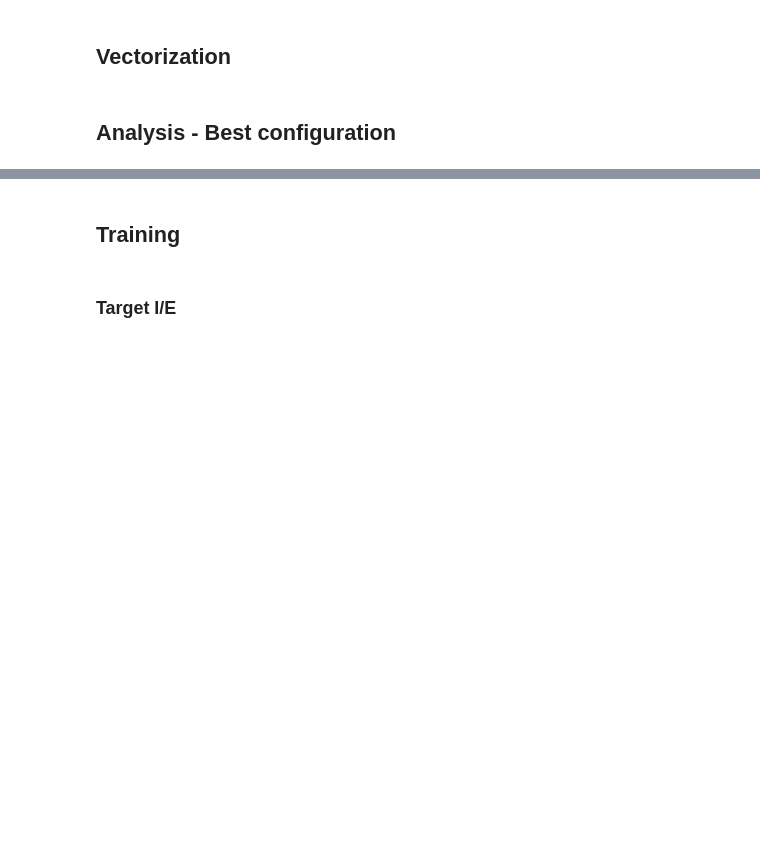
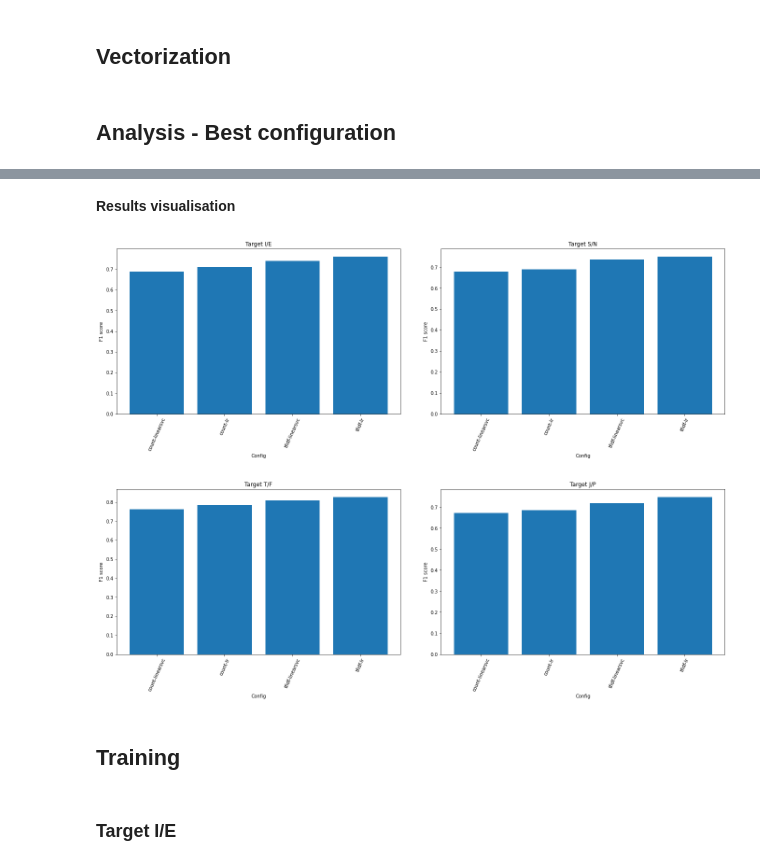
Before and after one commit to anthonyuzan/mbti-prediction, a Jupyter notebook: notebooks/Strategy 2.ipynb, the cells around one changed output, grey strips where cells are left out. Cells and saved outputs as stored; diff of their text form; code cells hidden in the pictures; blank space fills up the shorter version.

Commit message:
Training perfs visualisation added

```diff
--- a/notebooks/Strategy 2.ipynb
+++ b/notebooks/Strategy 2.ipynb
@@ -152,5 +144,12 @@ config = {
         'LogisticRegression': LogisticRegression(class_weight='balanced', random_state=14, max_iter=50000)
     }
 }
+# %%
+global_perf_trainings = {
+    'target_ie': [],
+    'target_sn': [],
+    'target_tf': [],
+    'target_jp': []
+}
 # %%
 def training_analysis(df, config, target):
@@ -254,3 +260,45 @@ weighted avg       0.67      0.67      0.67     17004
+# %% [markdown]
+**Results visualisation**
+# %%
+config_str = [
+    'count-linearsvc', 'count-lr', 'tfidf-linearsvc', 'tfidf-lr'
+]
+# %%
+fig, axs = plt.subplots(2, 2, figsize=(20,15))
+
+axs[0, 0].bar(range(len(global_perf_trainings['target_ie'])), global_perf_trainings['target_ie'])
+axs[0, 0].set_xticks(range(len(config_str)))
+axs[0, 0].set_xticklabels(config_str, rotation=66)
+axs[0, 0].set_xlabel('Config')
+axs[0, 0].set_ylabel('F1 score')
+axs[0, 0].set_title('Target I/E')
+
+axs[0, 1].bar(range(len(global_perf_trainings['target_sn'])), global_perf_trainings['target_sn'])
+axs[0, 1].set_xticks(range(len(config_str)))
+axs[0, 1].set_xticklabels(config_str, rotation=66)
+axs[0, 1].set_xlabel('Config')
+axs[0, 1].set_ylabel('F1 score')
+axs[0, 1].set_title('Target S/N')
+
+axs[1, 0].bar(range(len(global_perf_trainings['target_tf'])), global_perf_trainings['target_tf'])
+axs[1, 0].set_xticks(range(len(config_str)))
+axs[1, 0].set_xticklabels(config_str, rotation=66)
+axs[1, 0].set_xlabel('Config')
+axs[1, 0].set_ylabel('F1 score')
+axs[1, 0].set_title('Target T/F')
+
+axs[1, 1].bar(range(len(global_perf_trainings['target_jp'])), global_perf_trainings['target_jp'])
+axs[1, 1].set_xticks(range(len(config_str)))
+axs[1, 1].set_xticklabels(config_str, rotation=66)
+axs[1, 1].set_xlabel('Config')
+axs[1, 1].set_ylabel('F1 score')
+axs[1, 1].set_title('Target J/P')
+
+fig.tight_layout(pad=5)
+
+plt.show()
+# %% [output]
+[figure, added]
 # %% [markdown]
 ## Training
 # %% [markdown]
```
Also changed, not shown: parts of 21 cells of this notebook.
